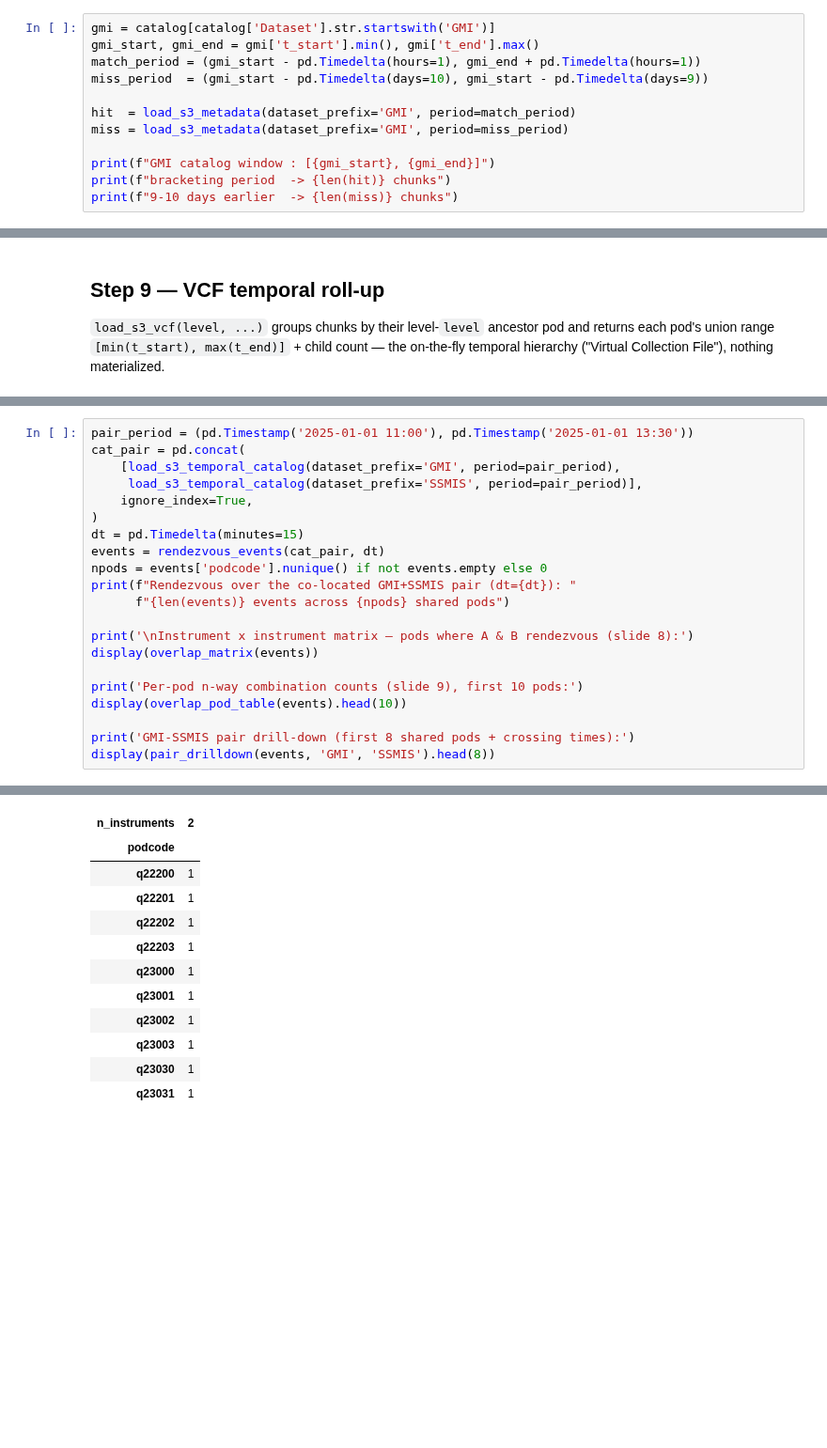
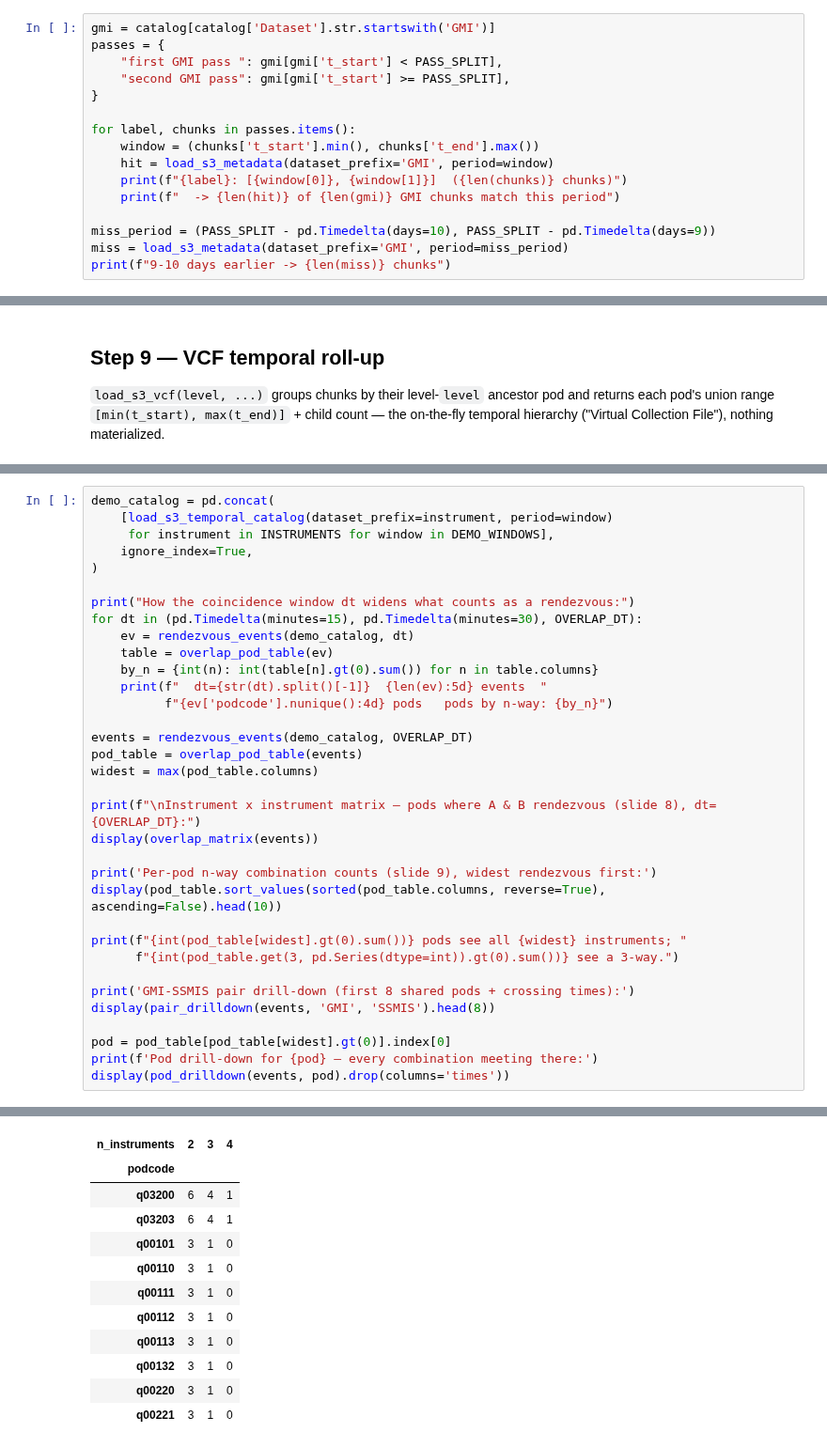
Before and after one commit to SpatioTemporal/STAREPandas, a Jupyter notebook: starepandas/s3_starepods_examples.ipynb, the cells around one changed output, grey strips where cells are left out. Shown at 94% size. Cells and saved outputs as stored; diff of their text form; blank space fills up the shorter version.

```diff
--- a/starepandas/s3_starepods_examples.ipynb
+++ b/starepandas/s3_starepods_examples.ipynb
@@ -356,13 +500,17 @@ Thin catalog (GMI+SSMIS, catalog-wide): 14738 chunks across 6 datasets
 # %%
 gmi = catalog[catalog['Dataset'].str.startswith('GMI')]
-gmi_start, gmi_end = gmi['t_start'].min(), gmi['t_end'].max()
-match_period = (gmi_start - pd.Timedelta(hours=1), gmi_end + pd.Timedelta(hours=1))
-miss_period  = (gmi_start - pd.Timedelta(days=10), gmi_start - pd.Timedelta(days=9))
+passes = {
+    "first GMI pass ": gmi[gmi['t_start'] < PASS_SPLIT],
+    "second GMI pass": gmi[gmi['t_start'] >= PASS_SPLIT],
+}
 
-hit  = load_s3_metadata(dataset_prefix='GMI', period=match_period)
+for label, chunks in passes.items():
+    window = (chunks['t_start'].min(), chunks['t_end'].max())
+    hit = load_s3_metadata(dataset_prefix='GMI', period=window)
+    print(f"{label}: [{window[0]}, {window[1]}]  ({len(chunks)} chunks)")
+    print(f"  -> {len(hit)} of {len(gmi)} GMI chunks match this period")
+
+miss_period = (PASS_SPLIT - pd.Timedelta(days=10), PASS_SPLIT - pd.Timedelta(days=9))
 miss = load_s3_metadata(dataset_prefix='GMI', period=miss_period)
-
-print(f"GMI catalog window : [{gmi_start}, {gmi_end}]")
-print(f"bracketing period  -> {len(hit)} chunks")
-print(f"9-10 days earlier  -> {len(miss)} chunks")
+print(f"9-10 days earlier -> {len(miss)} chunks")
 # %% [output]
@@ -401,22 +555,35 @@ vcf
 # %%
-pair_period = (pd.Timestamp('2025-01-01 11:00'), pd.Timestamp('2025-01-01 13:30'))
-cat_pair = pd.concat(
-    [load_s3_temporal_catalog(dataset_prefix='GMI', period=pair_period),
-     load_s3_temporal_catalog(dataset_prefix='SSMIS', period=pair_period)],
+demo_catalog = pd.concat(
+    [load_s3_temporal_catalog(dataset_prefix=instrument, period=window)
+     for instrument in INSTRUMENTS for window in DEMO_WINDOWS],
     ignore_index=True,
 )
-dt = pd.Timedelta(minutes=15)
-events = rendezvous_events(cat_pair, dt)
-npods = events['podcode'].nunique() if not events.empty else 0
-print(f"Rendezvous over the co-located GMI+SSMIS pair (dt={dt}): "
-      f"{len(events)} events across {npods} shared pods")
 
-print('\nInstrument x instrument matrix — pods where A & B rendezvous (slide 8):')
+print("How the coincidence window dt widens what counts as a rendezvous:")
+for dt in (pd.Timedelta(minutes=15), pd.Timedelta(minutes=30), OVERLAP_DT):
+    ev = rendezvous_events(demo_catalog, dt)
+    table = overlap_pod_table(ev)
+    by_n = {int(n): int(table[n].gt(0).sum()) for n in table.columns}
+    print(f"  dt={str(dt).split()[-1]}  {len(ev):5d} events  "
+          f"{ev['podcode'].nunique():4d} pods   pods by n-way: {by_n}")
+
+events = rendezvous_events(demo_catalog, OVERLAP_DT)
+pod_table = overlap_pod_table(events)
+widest = max(pod_table.columns)
+
+print(f"\nInstrument x instrument matrix — pods where A & B rendezvous (slide 8), dt={OVERLAP_DT}:")
 display(overlap_matrix(events))
 
-print('Per-pod n-way combination counts (slide 9), first 10 pods:')
-display(overlap_pod_table(events).head(10))
+print('Per-pod n-way combination counts (slide 9), widest rendezvous first:')
+display(pod_table.sort_values(sorted(pod_table.columns, reverse=True), ascending=False).head(10))
+
+print(f"{int(pod_table[widest].gt(0).sum())} pods see all {widest} instruments; "
+      f"{int(pod_table.get(3, pd.Series(dtype=int)).gt(0).sum())} see a 3-way.")
 
 print('GMI-SSMIS pair drill-down (first 8 shared pods + crossing times):')
 display(pair_drilldown(events, 'GMI', 'SSMIS').head(8))
+
+pod = pod_table[pod_table[widest].gt(0)].index[0]
+print(f'Pod drill-down for {pod} — every combination meeting there:')
+display(pod_drilldown(events, pod).drop(columns='times'))
 # %% [output]
@@ -430,12 +602,12 @@ Per-pod n-way combination counts (slide 9), first 10 pods:
-| n_instruments | 2 |
-| podcode |  |
-| q22200 | 1 |
-| q22201 | 1 |
-| q22202 | 1 |
-| q22203 | 1 |
-| q23000 | 1 |
-| q23001 | 1 |
-| q23002 | 1 |
-| q23003 | 1 |
-| q23030 | 1 |
-| q23031 | 1 |
+| n_instruments | 2 | 3 | 4 |
+| podcode |  |  |  |
+| q03200 | 6 | 4 | 1 |
+| q03203 | 6 | 4 | 1 |
+| q00101 | 3 | 1 | 0 |
+| q00110 | 3 | 1 | 0 |
+| q00111 | 3 | 1 | 0 |
+| q00112 | 3 | 1 | 0 |
+| q00113 | 3 | 1 | 0 |
+| q00132 | 3 | 1 | 0 |
+| q00220 | 3 | 1 | 0 |
+| q00221 | 3 | 1 | 0 |
```
Also changed, not shown: parts of 13 cells of this notebook, 8 other files.
